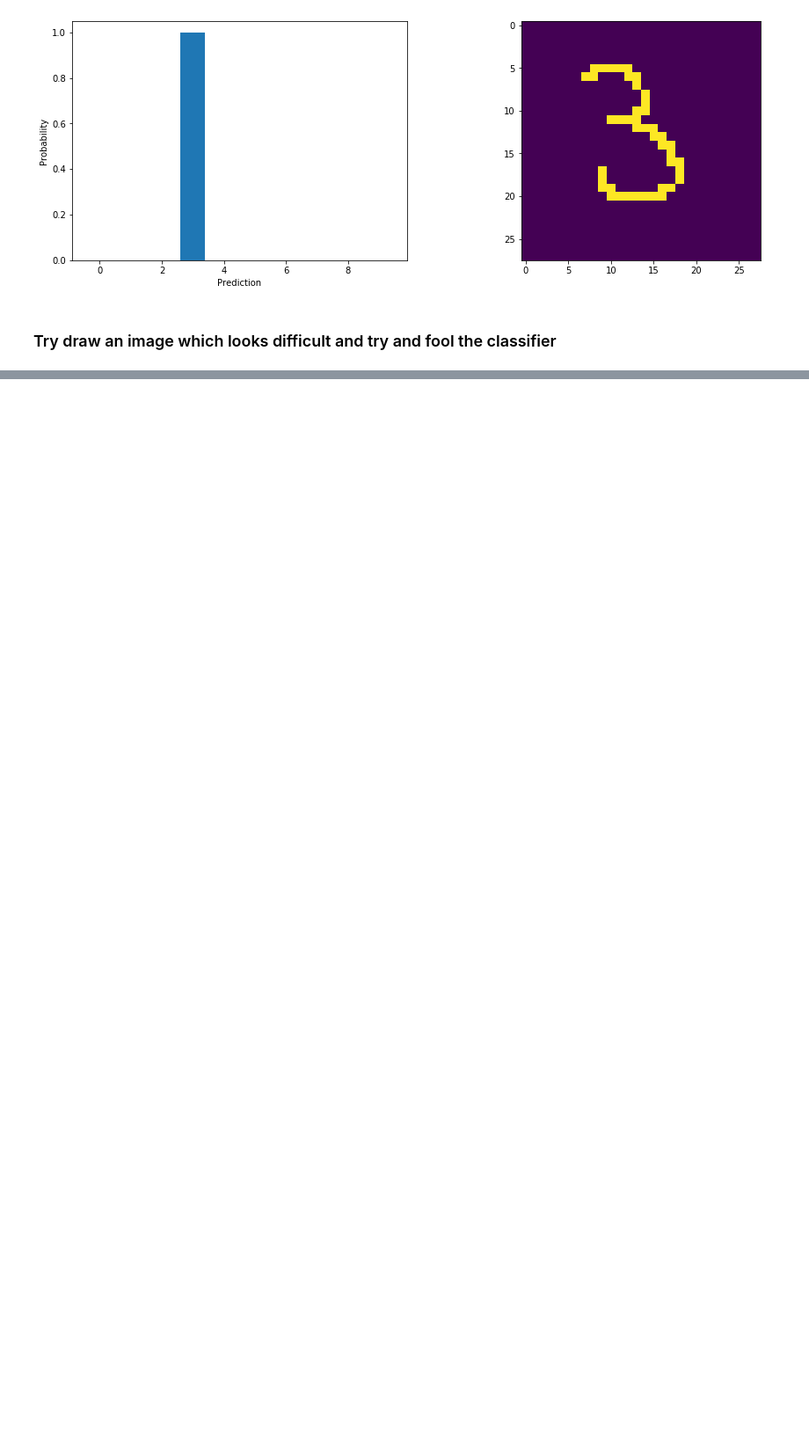
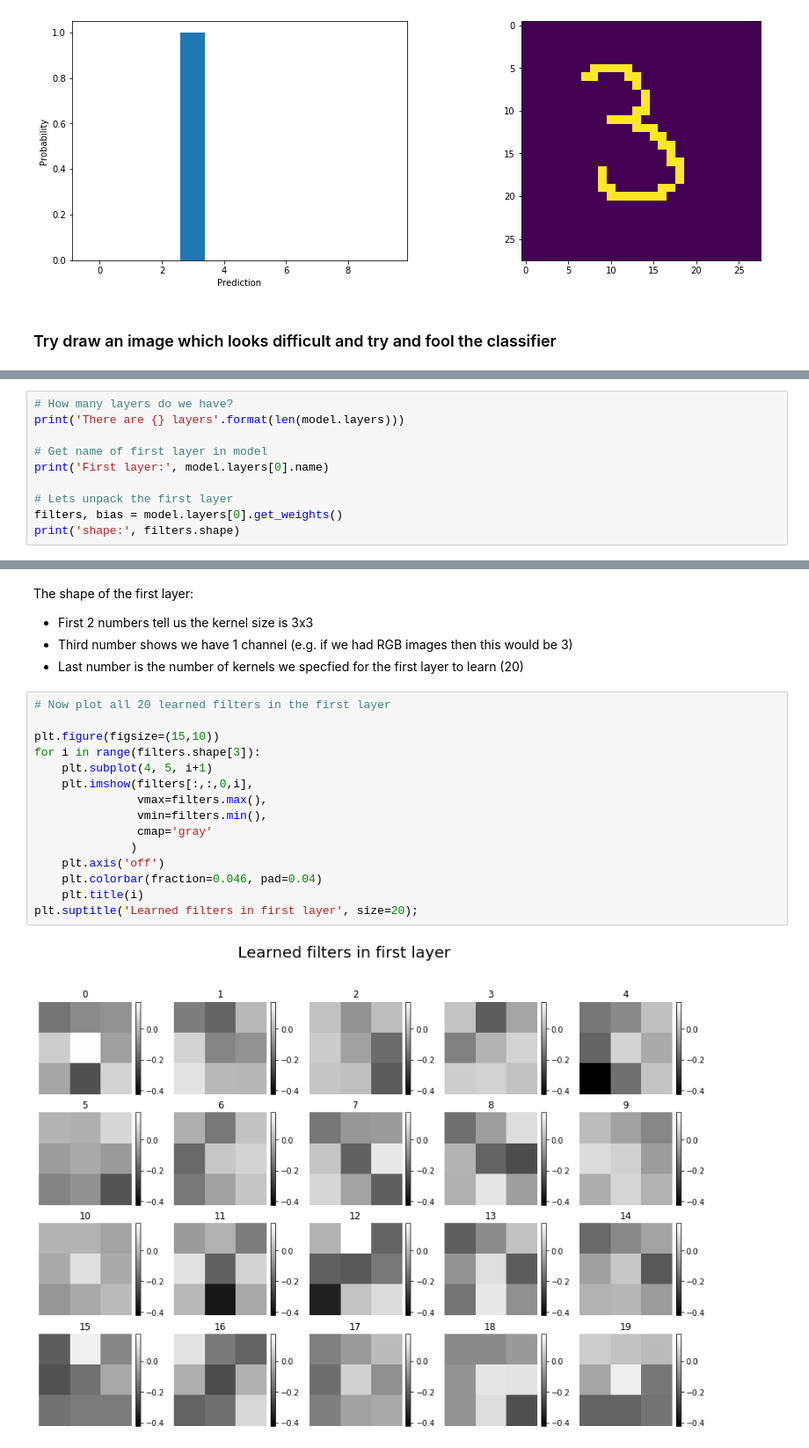
Before and after one commit to KJM42/Jack_ML, a Jupyter notebook: CNN_classifier.ipynb, the cells around one changed output, grey strips where cells are left out. Shown at 88% size. Saved outputs shown, nothing was run; the diff lists cells and outputs as text; blank space fills up the shorter version.

```diff
--- a/CNN_classifier.ipynb
+++ b/CNN_classifier.ipynb
@@ -329,0 +350,10 @@ The classifier is more sure that this is the image of an **8** but it assigns so
+# %%
+# How many layers do we have?
+print('There are {} layers'.format(len(model.layers)))
+
+# Get name of first layer in model
+print('First layer:', model.layers[0].name)
+
+# Lets unpack the first layer
+filters, bias = model.layers[0].get_weights()
+print('shape:', filters.shape)
@@ -329,0 +364,22 @@ The classifier is more sure that this is the image of an **8** but it assigns so
+# %% [markdown]
+The shape of the first layer:
+- First 2 numbers tell us the kernel size is 3x3
+- Third number shows we have 1 channel (e.g. if we had RGB images then this would be 3)
+- Last number is the number of kernels we specfied for the first layer to learn (20)
+# %%
+# Now plot all 20 learned filters in the first layer
+
+plt.figure(figsize=(15,10))
+for i in range(filters.shape[3]):
+    plt.subplot(4, 5, i+1)
+    plt.imshow(filters[:,:,0,i],
+               vmax=filters.max(),
+               vmin=filters.min(),
+               cmap='gray'
+              )
+    plt.axis('off')
+    plt.colorbar(fraction=0.046, pad=0.04)
+    plt.title(i)
+plt.suptitle('Learned filters in first layer', size=20);
+# %% [output]
+[figure, added]
```
Also changed, not shown: parts of 33 cells of this notebook, 1 other file.
